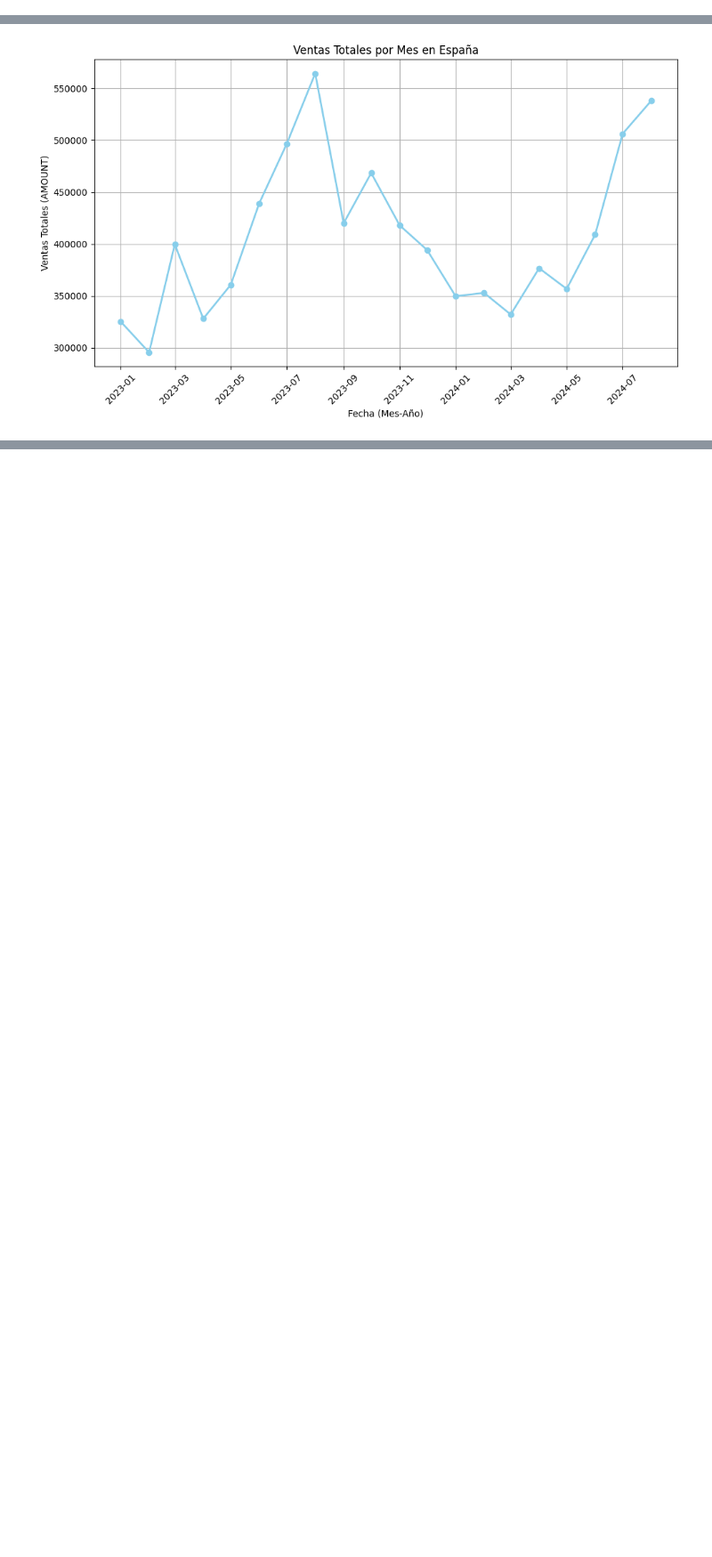
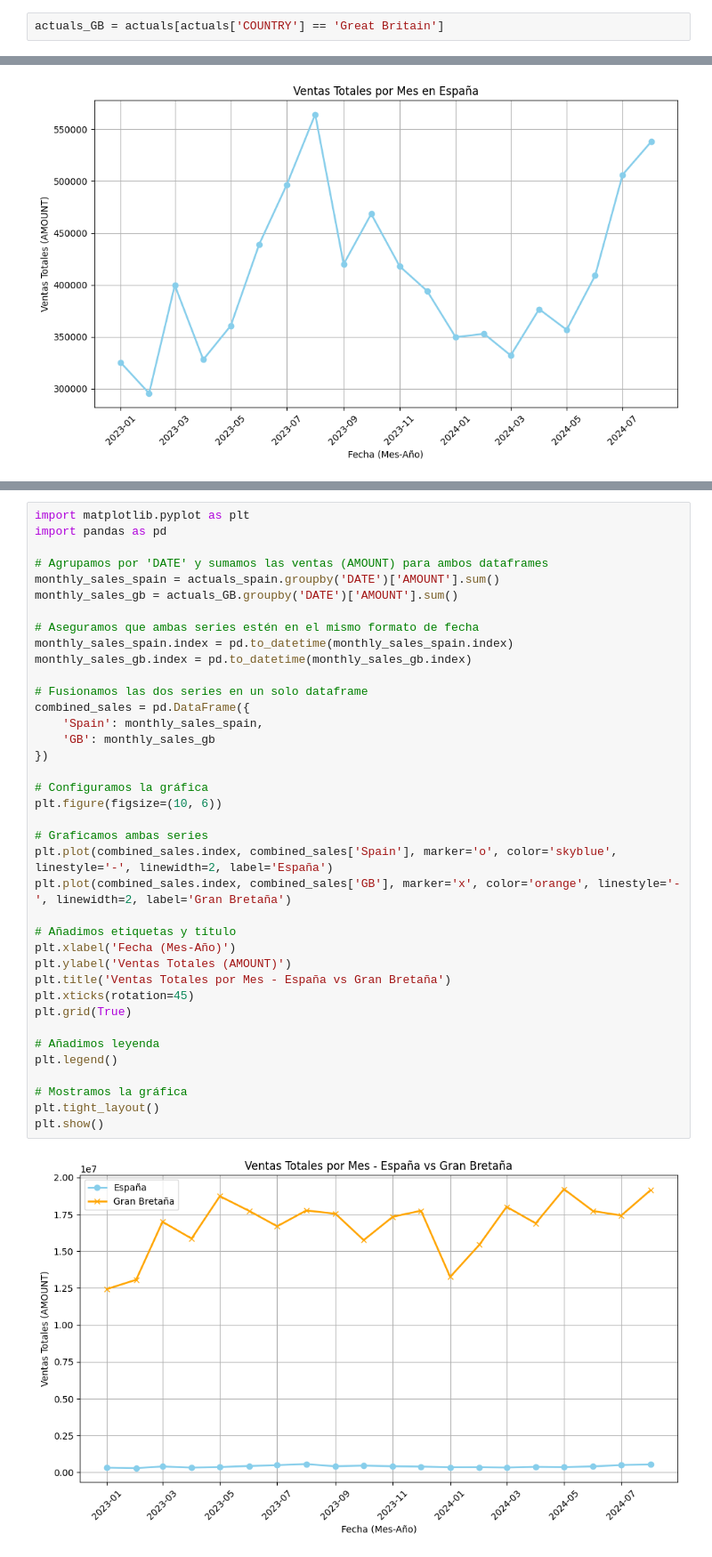
Before and after one commit to anruki/UFV_Visualizacion, a Jupyter notebook: EjerciciosClase/Ventas.ipynb, the cells around one changed output, grey strips where cells are left out. Shown at 89% size. Drawn from its saved outputs; the diff is of its cells as text; blank space fills up the shorter version.

```diff
--- a/EjerciciosClase/Ventas.ipynb
+++ b/EjerciciosClase/Ventas.ipynb
@@ -934,3 +933,5 @@ actuals_spain = actuals[actuals['COUNTRY'] == 'Spain']
+# %%
+actuals_GB = actuals[actuals['COUNTRY'] == 'Great Britain']
 # %% [markdown]
 Graficamos:
 
@@ -961,0 +965,40 @@ plt.show()
+# %%
+import matplotlib.pyplot as plt
+import pandas as pd
+
+# Agrupamos por 'DATE' y sumamos las ventas (AMOUNT) para ambos dataframes
+monthly_sales_spain = actuals_spain.groupby('DATE')['AMOUNT'].sum()
+monthly_sales_gb = actuals_GB.groupby('DATE')['AMOUNT'].sum()
+
+# Aseguramos que ambas series estén en el mismo formato de fecha
+monthly_sales_spain.index = pd.to_datetime(monthly_sales_spain.index)
+monthly_sales_gb.index = pd.to_datetime(monthly_sales_gb.index)
+
+# Fusionamos las dos series en un solo dataframe
+combined_sales = pd.DataFrame({
+    'Spain': monthly_sales_spain,
+    'GB': monthly_sales_gb
+})
+
+# Configuramos la gráfica
+plt.figure(figsize=(10, 6))
+
+# Graficamos ambas series
+plt.plot(combined_sales.index, combined_sales['Spain'], marker='o', color='skyblue', linestyle='-', linewidth=2, label='España')
+plt.plot(combined_sales.index, combined_sales['GB'], marker='x', color='orange', linestyle='-', linewidth=2, label='Gran Bretaña')
+
+# Añadimos etiquetas y título
+plt.xlabel('Fecha (Mes-Año)')
+plt.ylabel('Ventas Totales (AMOUNT)')
+plt.title('Ventas Totales por Mes - España vs Gran Bretaña')
+plt.xticks(rotation=45)
+plt.grid(True)
+
+# Añadimos leyenda
+plt.legend()
+
+# Mostramos la gráfica
+plt.tight_layout()
+plt.show()
+# %% [output]
+[figure, added]
```
Also changed, not shown: parts of 29 cells of this notebook.
